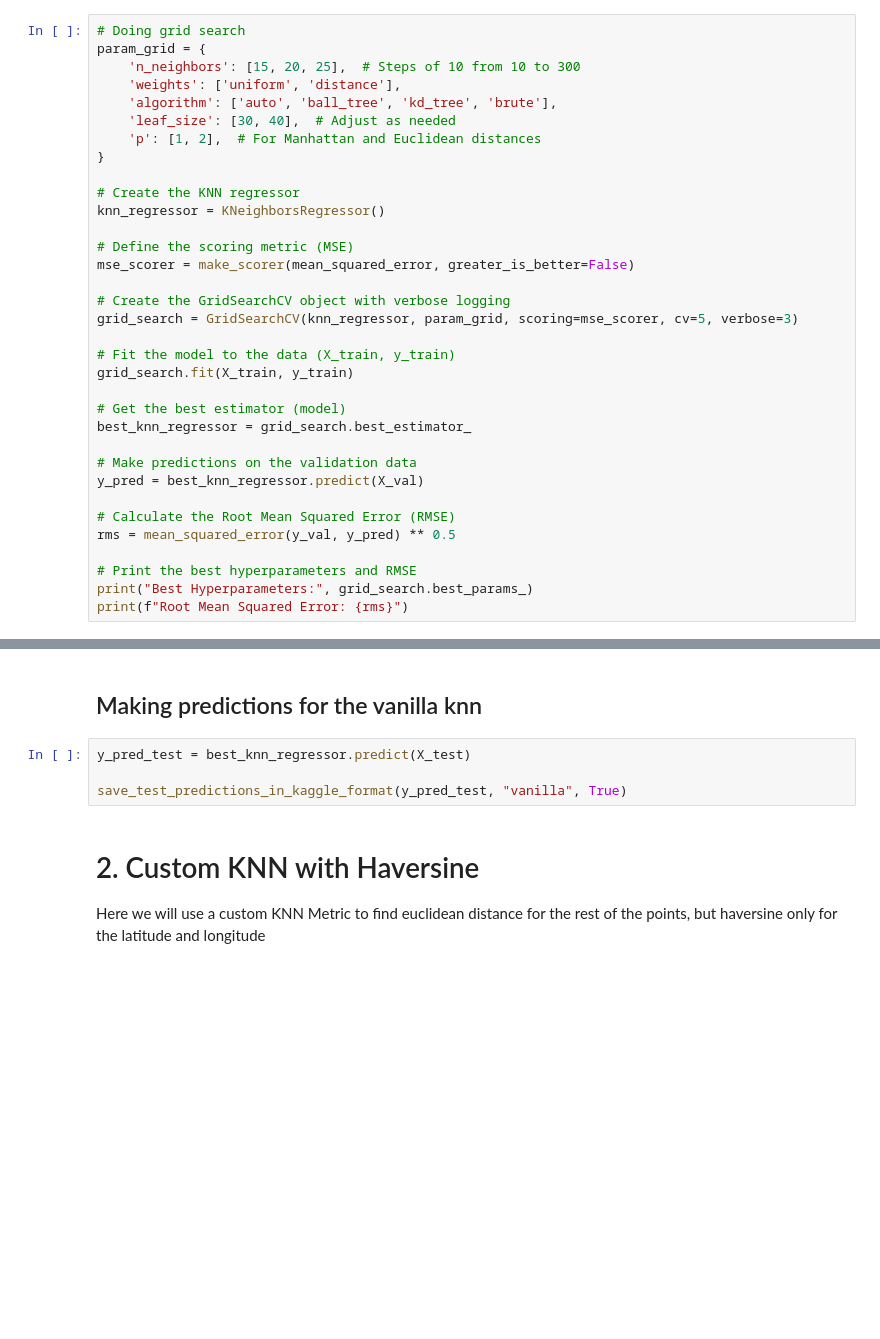
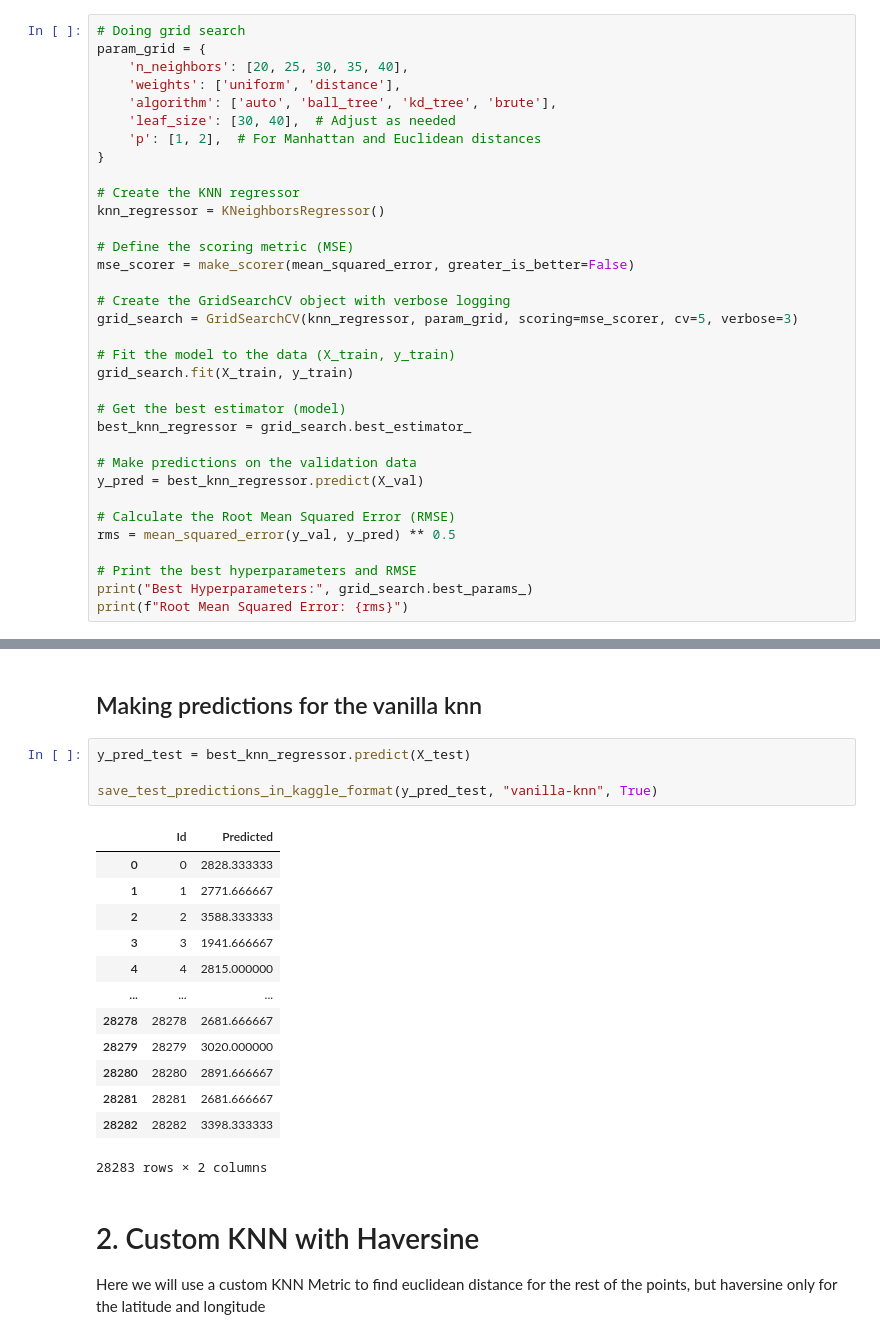
Before and after one commit to ParasharaRamesh/Home-sweet-home, a Jupyter notebook: experiments/KNN/knn.ipynb, the cells around one changed output, grey strips where cells are left out. Cells and saved outputs as stored; diff of their text form; blank space fills up the shorter version.

Commit message:
finished the vanilla knn

```diff
--- a/experiments/KNN/knn.ipynb
+++ b/experiments/KNN/knn.ipynb
@@ -133,7 +91,7 @@ plt.show()
 # %%
 # Doing grid search
 param_grid = {
-    'n_neighbors': [15, 20, 25],  # Steps of 10 from 10 to 300
+    'n_neighbors': [20, 25, 30, 35, 40],
     'weights': ['uniform', 'distance'],
     'algorithm': ['auto', 'ball_tree', 'kd_tree', 'brute'],
     'leaf_size': [30, 40],  # Adjust as needed
@@ -169,7 +145,21 @@ print(f"Root Mean Squared Error: {rms}")
 # %%
 y_pred_test = best_knn_regressor.predict(X_test)
 
-save_test_predictions_in_kaggle_format(y_pred_test, "vanilla", True)
+save_test_predictions_in_kaggle_format(y_pred_test, "vanilla-knn", True)
+# %% [output]
+|  | Id | Predicted |
+| 0 | 0 | 2828.333333 |
+| 1 | 1 | 2771.666667 |
+| 2 | 2 | 3588.333333 |
+| 3 | 3 | 1941.666667 |
+| 4 | 4 | 2815.000000 |
+| ... | ... | ... |
+| 28278 | 28278 | 2681.666667 |
+| 28279 | 28279 | 3020.000000 |
+| 28280 | 28280 | 2891.666667 |
+| 28281 | 28281 | 2681.666667 |
+| 28282 | 28282 | 3398.333333 |
+28283 rows × 2 columns
 # %% [markdown]
 # 2. Custom KNN with Haversine
 
```
Also changed, not shown: parts of 8 cells of this notebook.
